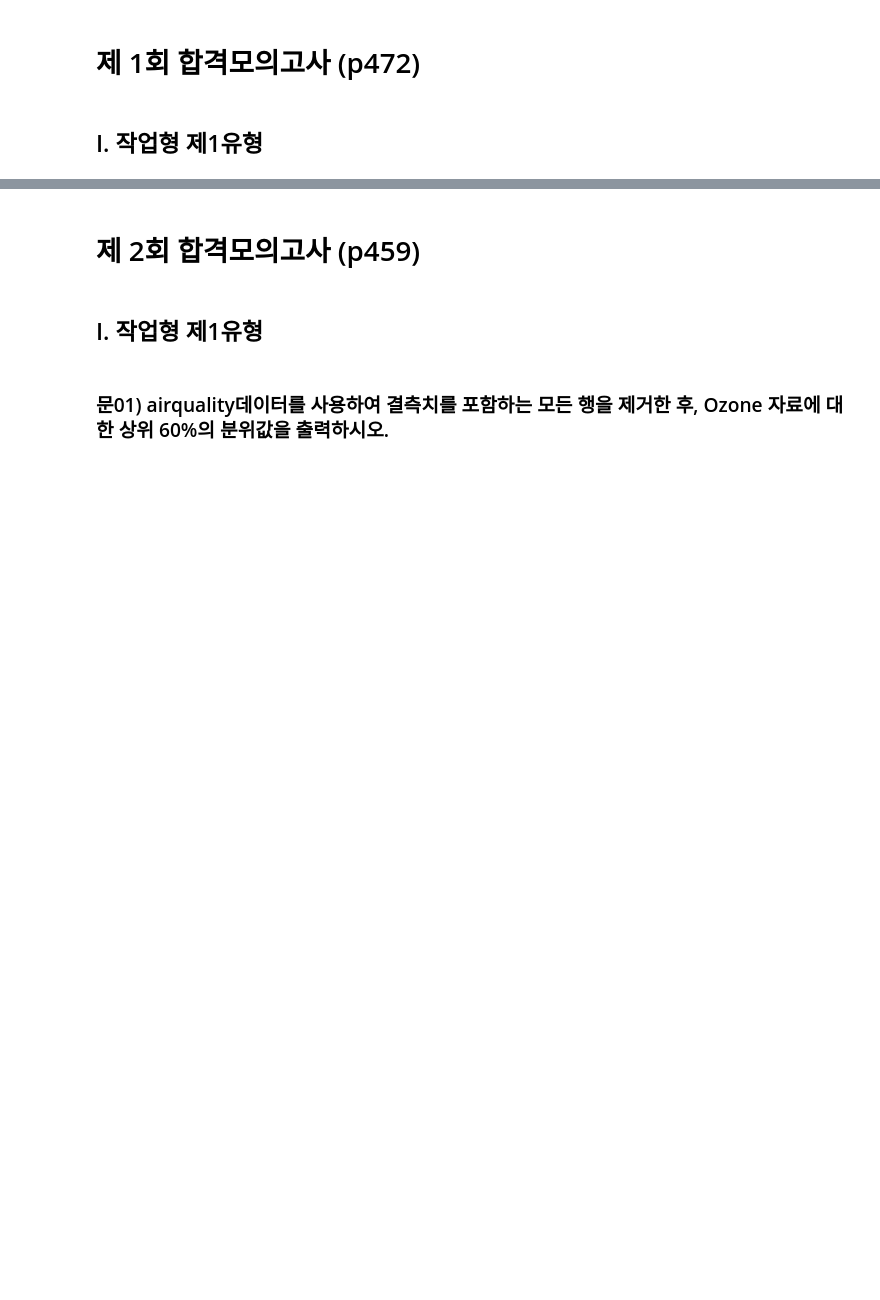
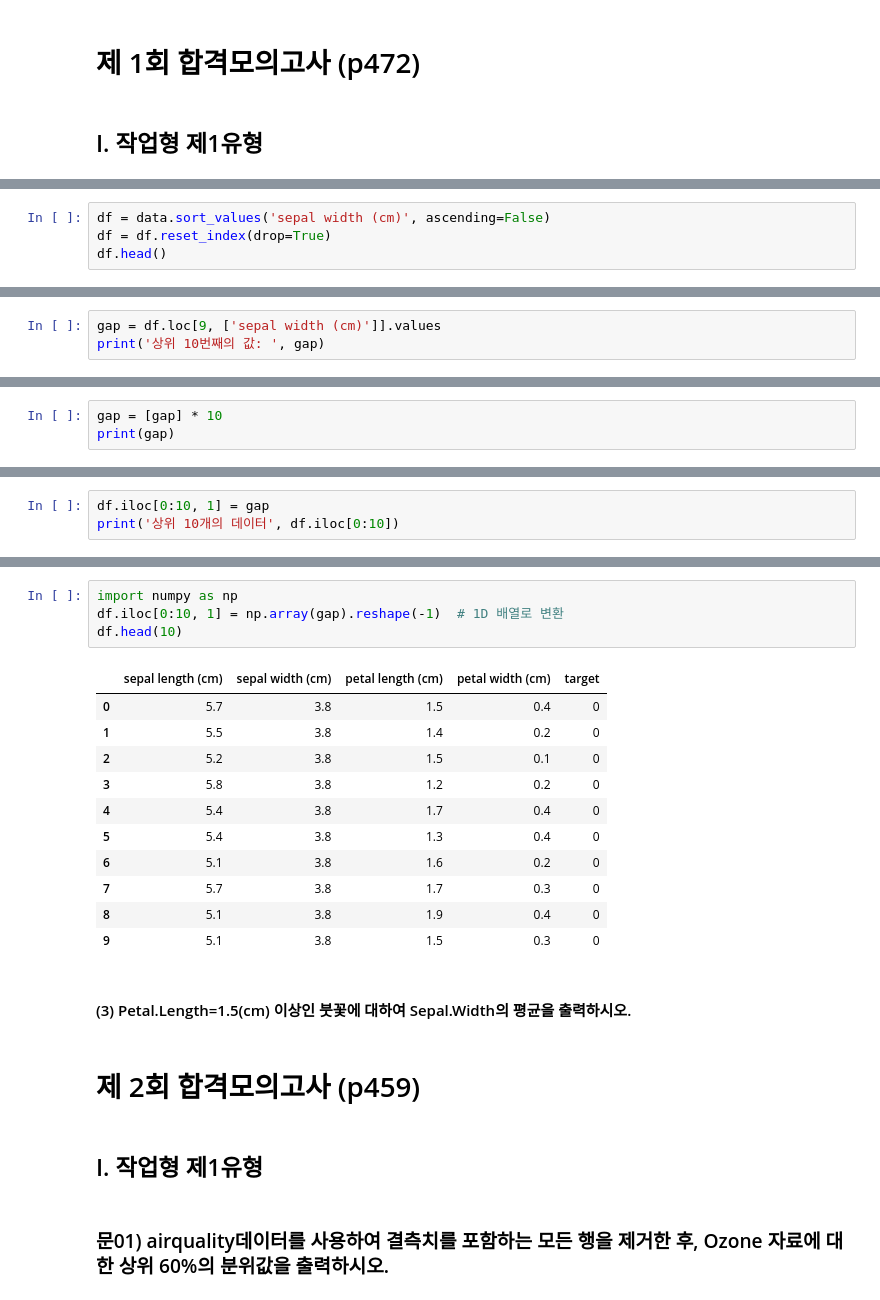
Before and after one commit to va4756/algio_sklearn, a Jupyter notebook: bigdata_SDEdu_problems.ipynb, the cells around one changed output, grey strips where cells are left out. Saved outputs shown, nothing was run; the diff lists cells and outputs as text; blank space fills up the shorter version.

```diff
--- a/bigdata_SDEdu_problems.ipynb
+++ b/bigdata_SDEdu_problems.ipynb
@@ -13,0 +152,4 @@ Mounted at /content/drive
+# %%
+df = data.sort_values('sepal width (cm)', ascending=False)
+df = df.reset_index(drop=True)
+df.head()
@@ -13,0 +183,3 @@ Mounted at /content/drive
+# %%
+gap = df.loc[9, ['sepal width (cm)']].values
+print('상위 10번째의 값: ', gap)
@@ -13,0 +188,3 @@ Mounted at /content/drive
+# %%
+gap = [gap] * 10
+print(gap)
@@ -13,0 +193,3 @@ Mounted at /content/drive
+# %%
+df.iloc[0:10, 1] = gap
+print('상위 10개의 데이터', df.iloc[0:10])
@@ -14,3 +214,21 @@ Mounted at /content/drive
+# %%
+import numpy as np
+df.iloc[0:10, 1] = np.array(gap).reshape(-1)  # 1D 배열로 변환
+df.head(10)
+# %% [output]
+|  | sepal length (cm) | sepal width (cm) | petal length (cm) | petal width (cm) | target |
+| 0 | 5.7 | 3.8 | 1.5 | 0.4 | 0 |
+| 1 | 5.5 | 3.8 | 1.4 | 0.2 | 0 |
+| 2 | 5.2 | 3.8 | 1.5 | 0.1 | 0 |
+| 3 | 5.8 | 3.8 | 1.2 | 0.2 | 0 |
+| 4 | 5.4 | 3.8 | 1.7 | 0.4 | 0 |
+| 5 | 5.4 | 3.8 | 1.3 | 0.4 | 0 |
+| 6 | 5.1 | 3.8 | 1.6 | 0.2 | 0 |
+| 7 | 5.7 | 3.8 | 1.7 | 0.3 | 0 |
+| 8 | 5.1 | 3.8 | 1.9 | 0.4 | 0 |
+| 9 | 5.1 | 3.8 | 1.5 | 0.3 | 0 |
+# %% [markdown]
+#### (3) Petal.Length=1.5(cm) 이상인 붓꽃에 대하여 Sepal.Width의 평균을 출력하시오.
 # %% [markdown]
 # 제 2회 합격모의고사 (p459)
 # %% [markdown]
```
Also changed, not shown: parts of 25 cells of this notebook.
